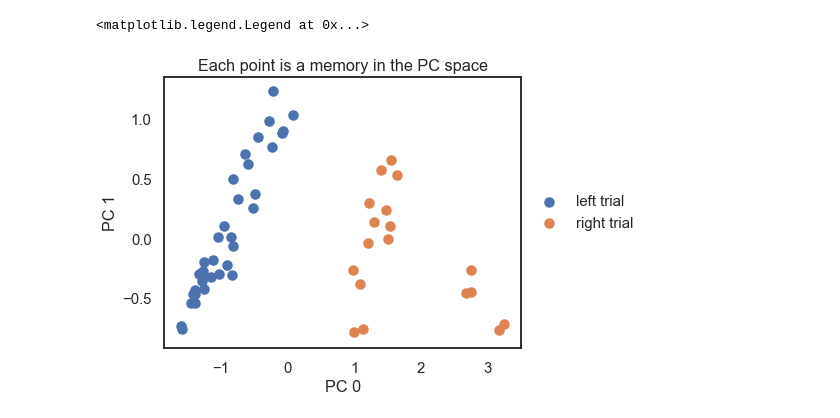
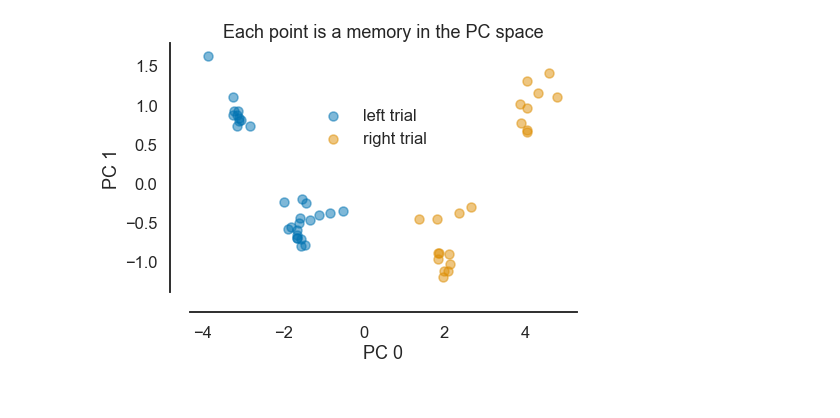
Before and after one commit to qihongl/dnd-lstm, a Jupyter notebook: src/contextual-choice.ipynb, the cells around one changed output. Saved outputs shown, nothing was run; the diff lists cells and outputs as text; code cells hidden in the pictures.

```diff
--- a/src/contextual-choice.ipynb
+++ b/src/contextual-choice.ipynb
@@ -278,0 +48,13 @@ f.tight_layout()
+# %%
+# set params
+n_hidden = 32
+dim_hidden = n_hidden
+dim_output = 2
+dict_len = 100
+learning_rate = 1e-3
+n_epochs = 50
+eta = 0
+
+# init model and hidden state.
+agent = Agent(dim_input, dim_hidden, dim_output, dict_len)
+optimizer = torch.optim.Adam(agent.parameters(), lr=learning_rate)
@@ -311,40 +219,43 @@ f.tight_layout()
 # %%
-from sklearn.decomposition import PCA
+'''project memory content to low dim space'''
 
 # organize the values to a numpy array, #memories x mem_dim
-all_keys = np.vstack([lstm.dnd.keys[i].numpy() for i in range(len(lstm.dnd.keys))])
-all_vals = np.vstack([lstm.dnd.vals[i].numpy() for i in range(len(lstm.dnd.vals))])
+all_keys = np.vstack(
+    [agent.dnd.keys[i].data.numpy() for i in range(len(agent.dnd.keys))])
+all_vals = np.vstack(
+    [agent.dnd.vals[i].data.numpy() for i in range(len(agent.dnd.vals))])
 all_ys = Y[:M, 0].numpy()
 
 # embed the memory to PC space
 pca = PCA(n_components=10)
 all_vals_pca = pca.fit_transform(all_vals)
-
-# plot
-f, ax = plt.subplots(1,1, figsize = (8,5))
-
 # pick pcs
 pc_x = 0
 pc_y = 1
 
+# plot
+f, ax = plt.subplots(1, 1, figsize=(7, 5))
 for y_val in np.unique(all_ys):
     y_mask = all_ys == y_val
     ax.scatter(
-        all_vals_pca[y_mask,pc_x],
-        all_vals_pca[y_mask,pc_y],
-        color = sns.color_palette()[int(y_val)]
+        all_vals_pca[y_mask, pc_x],
+        all_vals_pca[y_mask, pc_y],
+        marker='o', alpha=.5,
     )
-
 ax.set_title(f'Each point is a memory in the PC space')
 ax.set_xlabel(f'PC {pc_x}')
 ax.set_ylabel(f'PC {pc_y}')
+ax.legend(['left trial', 'right trial'], frameon=False, bbox_to_anchor=(.65,.8))
+sns.despine(offset=20)
+f.tight_layout()
 
-# Shrink current axis by 20%
-box = ax.get_position()
-ax.set_position([box.x0, box.y0, box.width * 0.8, box.height])
 
-# Put a legend to the right of the current axis
-ax.legend(['left trial', 'right trial'], loc='center left', bbox_to_anchor=(1, 0.5), frameon=False)
+# f, ax = plt.subplots(1, 1, figsize=(6, 4))
+# ax.plot(np.cumsum(pca.explained_variance_ratio_))
+# ax.set_title('cumulative variance explained')
+# ax.set_xlabel('#PCs')
+# ax.set_ylabel('% var explained')
+# sns.despine()
+# f.tight_layout()
 # %% [output]
-<matplotlib.legend.Legend at 0x...>
-[figure, old version]
+[figure, new version]
```
Also changed, not shown: parts of 15 cells of this notebook, 15 other files.
